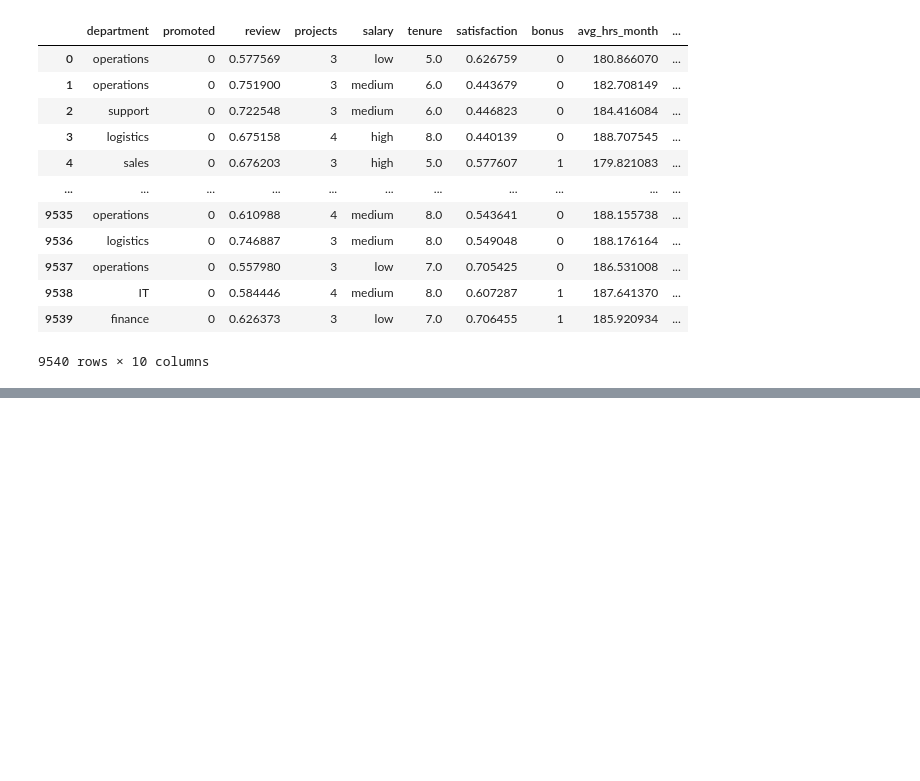
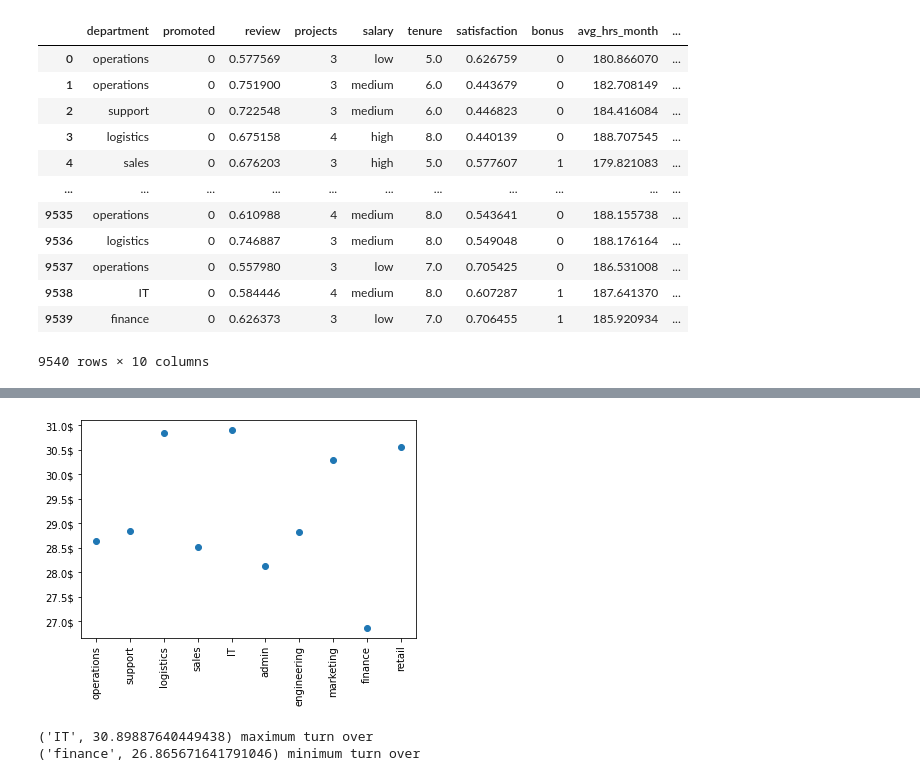
Before and after one commit to wahyunh10/Employee-Turnover-Project, a Jupyter notebook: employe_turnover_project.ipynb, the cells around one changed output, grey strips where cells are left out. Drawn from its saved outputs; the diff is of its cells as text; code cells hidden in the pictures; blank space fills up the shorter version.

```diff
--- a/employe_turnover_project.ipynb
+++ b/employe_turnover_project.ipynb
@@ -75,0 +119,7 @@ plt.show()
+# %%
+turnover_department={}
+# created a dictonary so we can store the department turnover percentage in respect to the left
+# %%
+for d in df["department"].unique():
+    turnover_department[d]=df[(df["department"]==d)&(df["left"]=="yes")].count()[0]/(df[(df["department"]==d)].count()[0])*100
+#     print(df[(df["department"]==d)&(df["left"]=="yes")].count()[0])
@@ -75,0 +142,14 @@ plt.show()
+# %%
+# fig, ax1 = plt.subplots()
+plt.scatter(turnover_department.keys(),turnover_department.values())
+plt.xticks(rotation=90)
+plt.gca().yaxis.set_major_formatter(plt.FuncFormatter('{}$'.format))
+plt.show()
+print(f"{hightest_turnover} maximum turn over")
+print(f"{lowest_turnover} minimum turn over")
+
+## this plot shows the percentage
+# %% [output]
+[figure, added]
+('IT', 30.89887640449438) maximum turn over
+('finance', 26.865671641791046) minimum turn over
```
Also changed, not shown: parts of 16 cells of this notebook.
